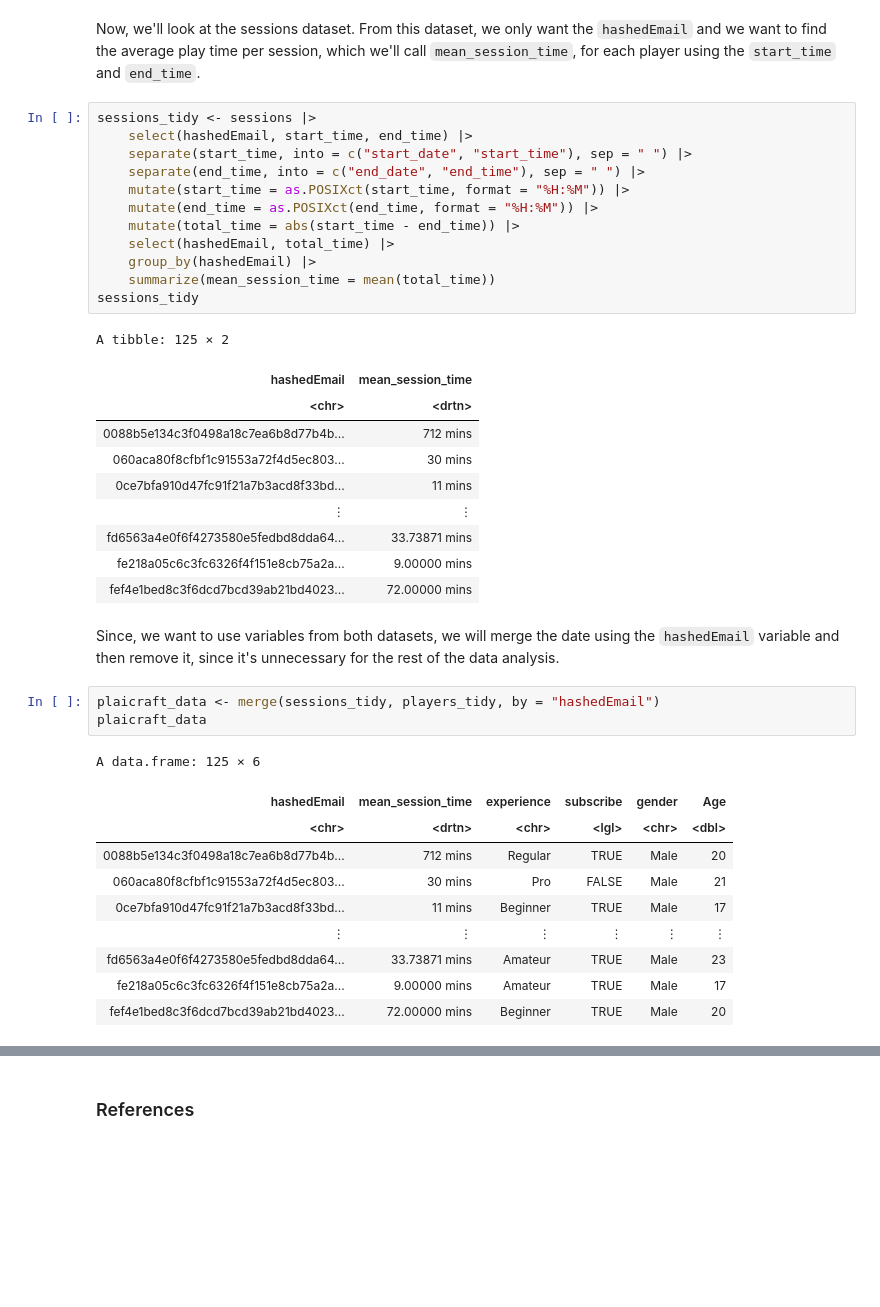
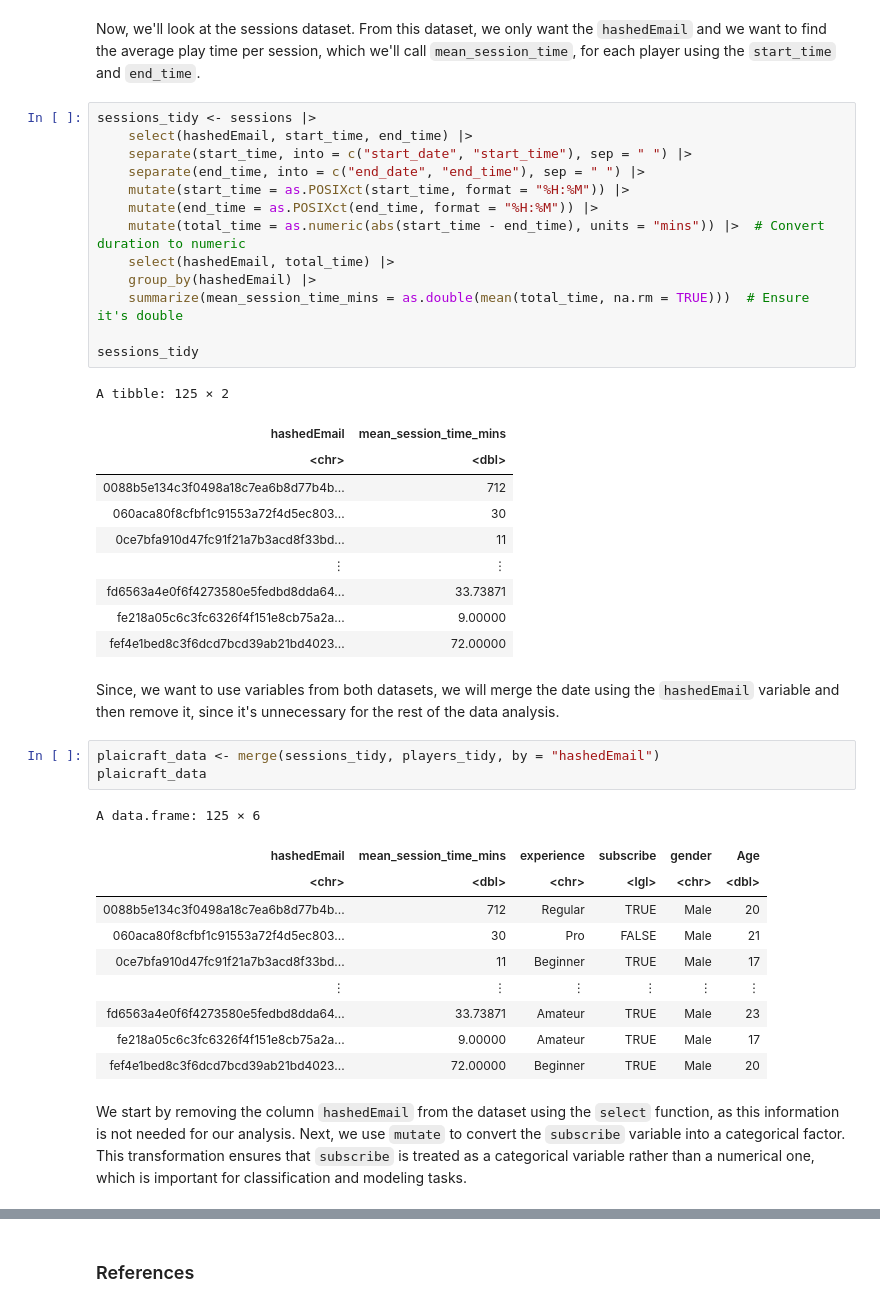
Before and after one commit to sarahmontgomery04/dsci-100-2025w2-group-13, a Jupyter notebook: Project Final Report.ipynb, the cells around one changed output, grey strips where cells are left out. Drawn from its saved outputs; the diff is of its cells as text; blank space fills up the shorter version.

```diff
--- a/Project Final Report.ipynb
+++ b/Project Final Report.ipynb
@@ -153,26 +138,27 @@ Now, we'll look at the sessions dataset. From this dataset, we only want the `ha
 # %%
 sessions_tidy <- sessions |>
     select(hashedEmail, start_time, end_time) |>
     separate(start_time, into = c("start_date", "start_time"), sep = " ") |>
     separate(end_time, into = c("end_date", "end_time"), sep = " ") |>
     mutate(start_time = as.POSIXct(start_time, format = "%H:%M")) |>
     mutate(end_time = as.POSIXct(end_time, format = "%H:%M")) |>
-    mutate(total_time = abs(start_time - end_time)) |>
+    mutate(total_time = as.numeric(abs(start_time - end_time), units = "mins")) |>  # Convert duration to numeric
     select(hashedEmail, total_time) |>
     group_by(hashedEmail) |>
-    summarize(mean_session_time = mean(total_time))
+    summarize(mean_session_time_mins = as.double(mean(total_time, na.rm = TRUE)))  # Ensure it's double
+
 sessions_tidy
 # %% [output]
 A tibble: 125 × 2
-| hashedEmail | mean_session_time |
-| <chr> | <drtn> |
-| 0088b5e134c3f0498a18c7ea6b8d77b4b... | 712 mins |
-| 060aca80f8cfbf1c91553a72f4d5ec803... | 30 mins |
-| 0ce7bfa910d47fc91f21a7b3acd8f33bd... | 11 mins |
+| hashedEmail | mean_session_time_mins |
+| <chr> | <dbl> |
+| 0088b5e134c3f0498a18c7ea6b8d77b4b... | 712 |
+| 060aca80f8cfbf1c91553a72f4d5ec803... | 30 |
+| 0ce7bfa910d47fc91f21a7b3acd8f33bd... | 11 |
 | ⋮ | ⋮ |
-| fd6563a4e0f6f4273580e5fedbd8dda64... | 33.73871 mins |
-| fe218a05c6c3fc6326f4f151e8cb75a2a... | 9.00000 mins |
-| fef4e1bed8c3f6dcd7bcd39ab21bd4023... | 72.00000 mins |
+| fd6563a4e0f6f4273580e5fedbd8dda64... | 33.73871 |
+| fe218a05c6c3fc6326f4f151e8cb75a2a... | 9.00000 |
+| fef4e1bed8c3f6dcd7bcd39ab21bd4023... | 72.00000 |
 # %% [markdown]
 Since, we want to use variables from both datasets, we will merge the date using the `hashedEmail` variable and then remove it, since it's unnecessary for the rest of the data analysis.
 # %%
@@ -180,14 +166,16 @@ plaicraft_data <- merge(sessions_tidy, players_tidy, by = "hashedEmail")
 plaicraft_data
 # %% [output]
 A data.frame: 125 × 6
-| hashedEmail | mean_session_time | experience | subscribe | gender | Age |
-| <chr> | <drtn> | <chr> | <lgl> | <chr> | <dbl> |
-| 0088b5e134c3f0498a18c7ea6b8d77b4b... | 712 mins | Regular | TRUE | Male | 20 |
-| 060aca80f8cfbf1c91553a72f4d5ec803... | 30 mins | Pro | FALSE | Male | 21 |
-| 0ce7bfa910d47fc91f21a7b3acd8f33bd... | 11 mins | Beginner | TRUE | Male | 17 |
+| hashedEmail | mean_session_time_mins | experience | subscribe | gender | Age |
+| <chr> | <dbl> | <chr> | <lgl> | <chr> | <dbl> |
+| 0088b5e134c3f0498a18c7ea6b8d77b4b... | 712 | Regular | TRUE | Male | 20 |
+| 060aca80f8cfbf1c91553a72f4d5ec803... | 30 | Pro | FALSE | Male | 21 |
+| 0ce7bfa910d47fc91f21a7b3acd8f33bd... | 11 | Beginner | TRUE | Male | 17 |
 | ⋮ | ⋮ | ⋮ | ⋮ | ⋮ | ⋮ |
-| fd6563a4e0f6f4273580e5fedbd8dda64... | 33.73871 mins | Amateur | TRUE | Male | 23 |
-| fe218a05c6c3fc6326f4f151e8cb75a2a... | 9.00000 mins | Amateur | TRUE | Male | 17 |
-| fef4e1bed8c3f6dcd7bcd39ab21bd4023... | 72.00000 mins | Beginner | TRUE | Male | 20 |
+| fd6563a4e0f6f4273580e5fedbd8dda64... | 33.73871 | Amateur | TRUE | Male | 23 |
+| fe218a05c6c3fc6326f4f151e8cb75a2a... | 9.00000 | Amateur | TRUE | Male | 17 |
+| fef4e1bed8c3f6dcd7bcd39ab21bd4023... | 72.00000 | Beginner | TRUE | Male | 20 |
+# %% [markdown]
+We start by removing the column `hashedEmail` from the dataset using the `select` function, as this information is not needed for our analysis. Next, we use `mutate` to convert the `subscribe` variable into a categorical factor. This transformation ensures that `subscribe` is treated as a categorical variable rather than a numerical one, which is important for classification and modeling tasks.
 # %%
 plaicraft_data <- plaicraft_data |>
```
Also changed, not shown: parts of 31 cells of this notebook.
